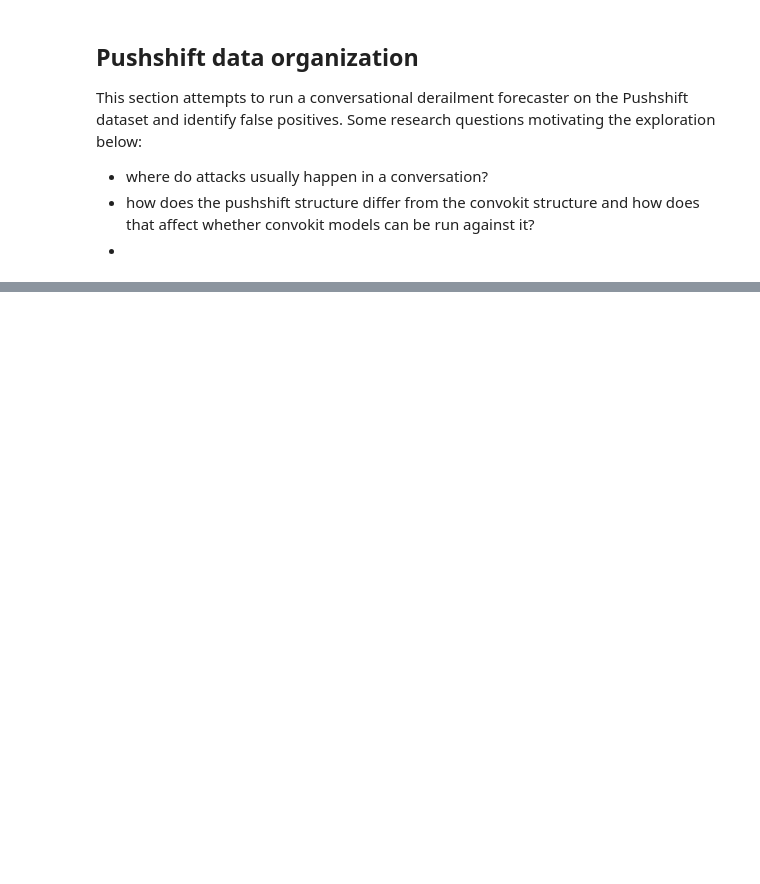
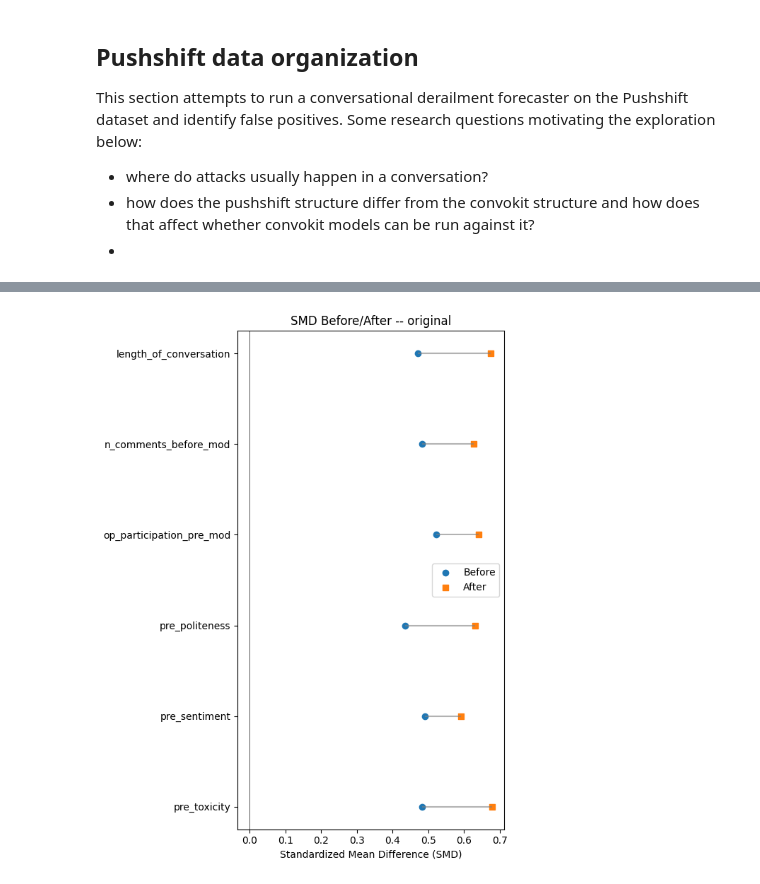
Before and after one commit to Himnish1/nudge-convo-back, a Jupyter notebook: nudge_analysis.ipynb, the cells around one changed output, grey strips where cells are left out. Saved outputs shown, nothing was run; the diff lists cells and outputs as text; code cells hidden in the pictures; blank space fills up the shorter version.

```diff
--- a/nudge_analysis.ipynb
+++ b/nudge_analysis.ipynb
@@ -127,0 +1434,4 @@ moderated_df.head()
+# %%
+subreddit_matching_df = threads_with_matches_without_nulls[['link_id', 'authors', 'body', 'parent_id', 'name', 'removed', 'n_comments_before_mod', 'length_of_conversation', 'precursor_text', 'truncated_post_text', 'pre_politeness', 'pre_toxicity', 'pre_sentiment', 'author_diversity', 'op_participation_pre_mod', 'op_participation_post_mod', 'treatment', 'post_politeness', 'post_toxicity', 'post_sentiment', 'num_utterances_post_moderation']]
+# %%
+subreddit_df = moderated_df.groupby(['link_id'])['subreddit'].agg(pd.Series.mode)
@@ -127,0 +1454,10 @@ moderated_df.head()
+# %%
+# filtered_threads_with_authors_without_nulls.merge(
+#     matched_df[['_orig_idx', '_match_id', '_is_treated']],
+#     left_index=True, right_on='_orig_idx', how='left'
+# )
+# moderated_df['positional_id'] = moderated_df.iloc[:, 0]
+#
+# subreddit_matching_df.merge(moderated_df[['link_id', 'subreddit']], on='link_id', how='left')
+new_match_df = pd.merge(subreddit_matching_df, subreddit_df, on='link_id', how='inner')
+new_match_df
@@ -127,0 +2002,6 @@ moderated_df.head()
+# %%
+smd_summary, smd_all = aggregate_smds(matched_results_subreddit)
+print("\nAverage SMDs across transformations:")
+# summary = smd_all.groupby(['transform', 'covariate']).agg(avg_smd='mean', smd_std='std', n='count').reset_index().sort_values('avg_smd')
+# summary
+smd_summary[smd_summary['transform'] == 'log1p']
@@ -127,0 +2017,6 @@ moderated_df.head()
+# %%
+best = 'original'  # choose based on printed SMDs
+plot_smd_comparison(smd_summary[smd_summary['transform'] == best]['smd_before'], smd_summary[smd_summary['transform'] == best]['smd_after'],
+                    title=f"SMD Before/After -- {best}", covs=smd_summary[smd_summary['transform'] == best]['covariate'])
+# %% [output]
+[figure, added]
```
Also changed, not shown: parts of 135 cells of this notebook.
